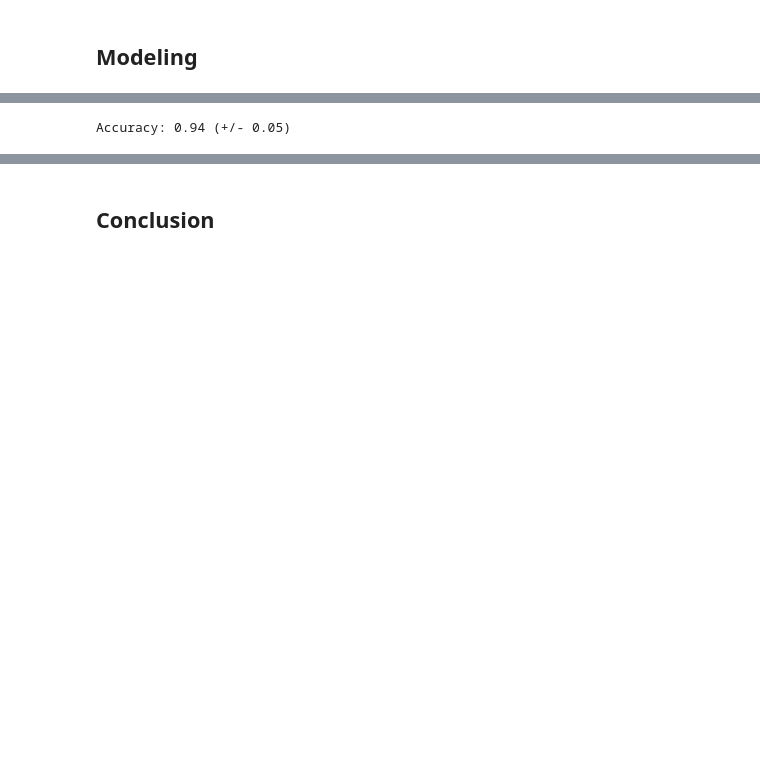
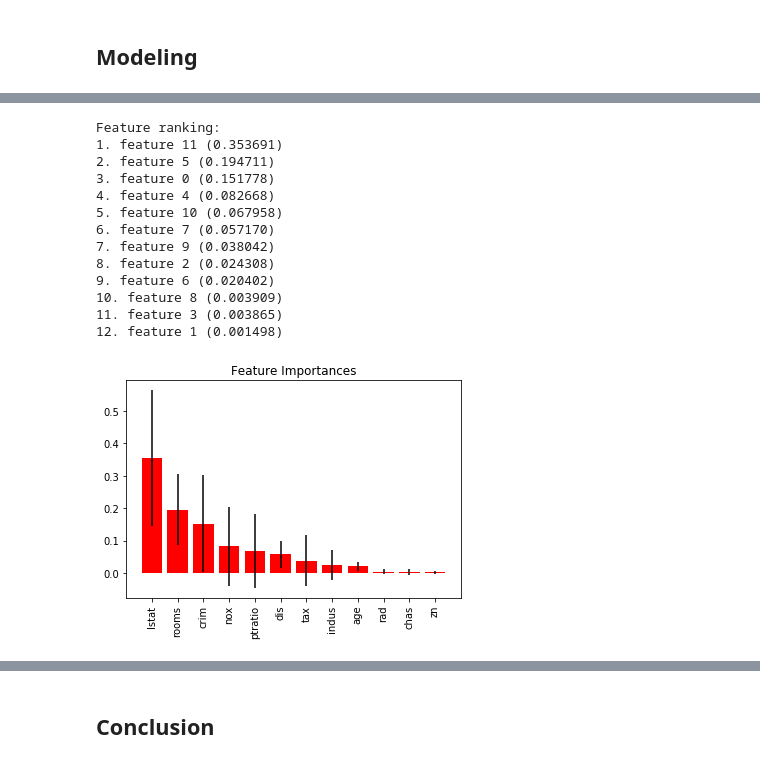
Before and after one commit to bstrain71/422_boston_housing, a Jupyter notebook: Strain_Boston_Housing_Assignment4.ipynb, the cells around one changed output, grey strips where cells are left out. Saved outputs shown, nothing was run; the diff lists cells and outputs as text; code cells hidden in the pictures; blank space fills up the shorter version.

```diff
--- a/Strain_Boston_Housing_Assignment4.ipynb
+++ b/Strain_Boston_Housing_Assignment4.ipynb
@@ -235,15 +120,0 @@ RMSE:0.210
-# %%
-# OLS model with all variables
-X_train, X_test, y_train, y_test = train_test_split(
-  df.loc[:,'lstat':], df.loc[:,'mv'],
-    random_state=24601)
-
-# OLS regression
-ols = LinearRegression().fit(X_train, y_train)
-print("Training set score: {:.3f}".format(ols.score(X_train, y_train)))
-print("Test set score: {:.3f}".format(ols.score(X_test, y_test)))
-
-ols_predictions = pd.DataFrame(ols.predict(X_test))
-
-RMSE = sqrt(mean_squared_error(y_test, ols_predictions))
-print("RMSE:{:.3f}".format(RMSE))
@@ -268,7 +164,35 @@ RMSE:0.071
-# %%
-# Ridge regression with all vars performed well. Let's cross validate this
-from sklearn.model_selection import cross_val_score
-scores = cross_val_score(ridge, df, df['mv'], cv=5)
-print("Accuracy: %0.2f (+/- %0.2f)" % (scores.mean(), scores.std() * 2))
-# %% [output]
-Accuracy: 0.94 (+/- 0.05)
+# %%
+
+
+std = np.std([tree.feature_importances_ for tree in rforest.estimators_],
+             axis=0)
+
+# Print the feature ranking
+print("Feature ranking:")
+
+for f in range(X_train.shape[1]):
+    print("%d. feature %d (%f)" % (f + 1, indices[f], importances[indices[f]]))
+
+# Plot the feature importances of the forest
+plt.figure()
+plt.title("Feature Importances")
+plt.bar(range(X_train.shape[1]), importances[indices],
+       color="r", yerr=std[indices], align="center")
+plt.xticks(range(X_train.shape[1]), df.columns[indices], rotation = 'vertical')
+plt.xlim([-1, X_train.shape[1]])
+plt.show()
+# %% [output]
+Feature ranking:
+1. feature 11 (0.353691)
+2. feature 5 (0.194711)
+3. feature 0 (0.151778)
+4. feature 4 (0.082668)
+5. feature 10 (0.067958)
+6. feature 7 (0.057170)
+7. feature 9 (0.038042)
+8. feature 2 (0.024308)
+9. feature 6 (0.020402)
+10. feature 8 (0.003909)
+11. feature 3 (0.003865)
+12. feature 1 (0.001498)
+[figure, added]
```
Also changed, not shown: parts of 16 cells of this notebook.
